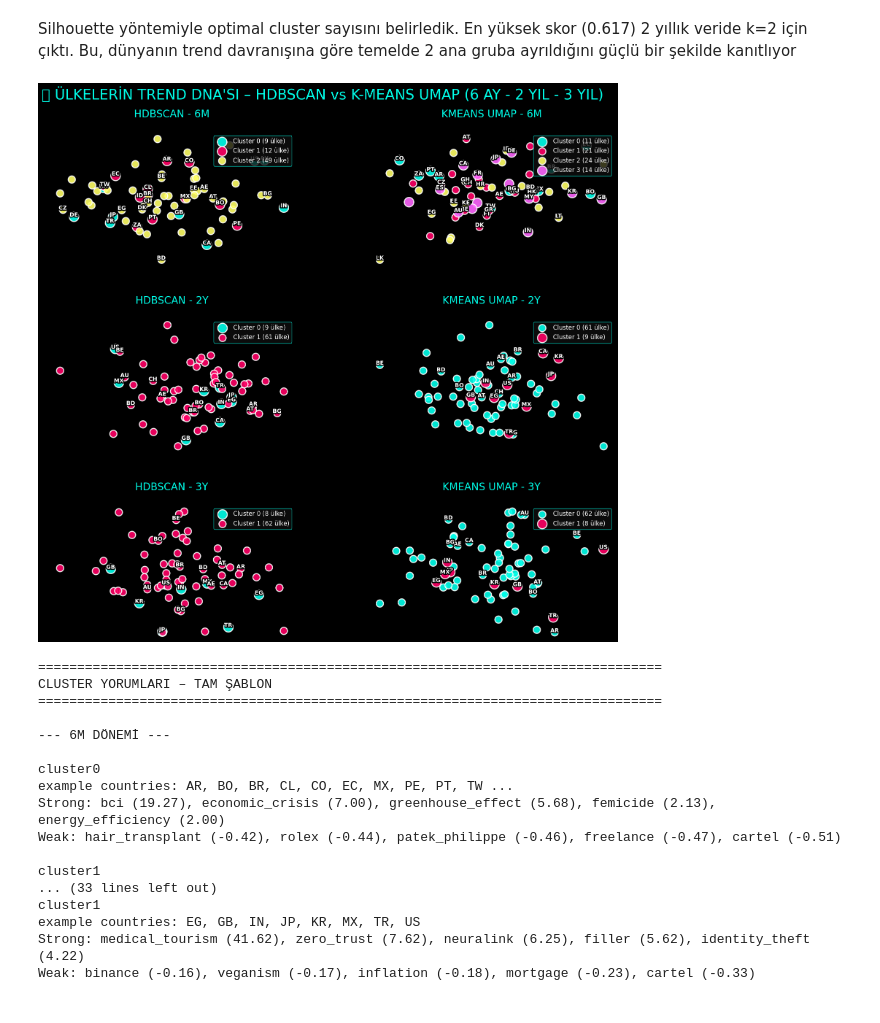
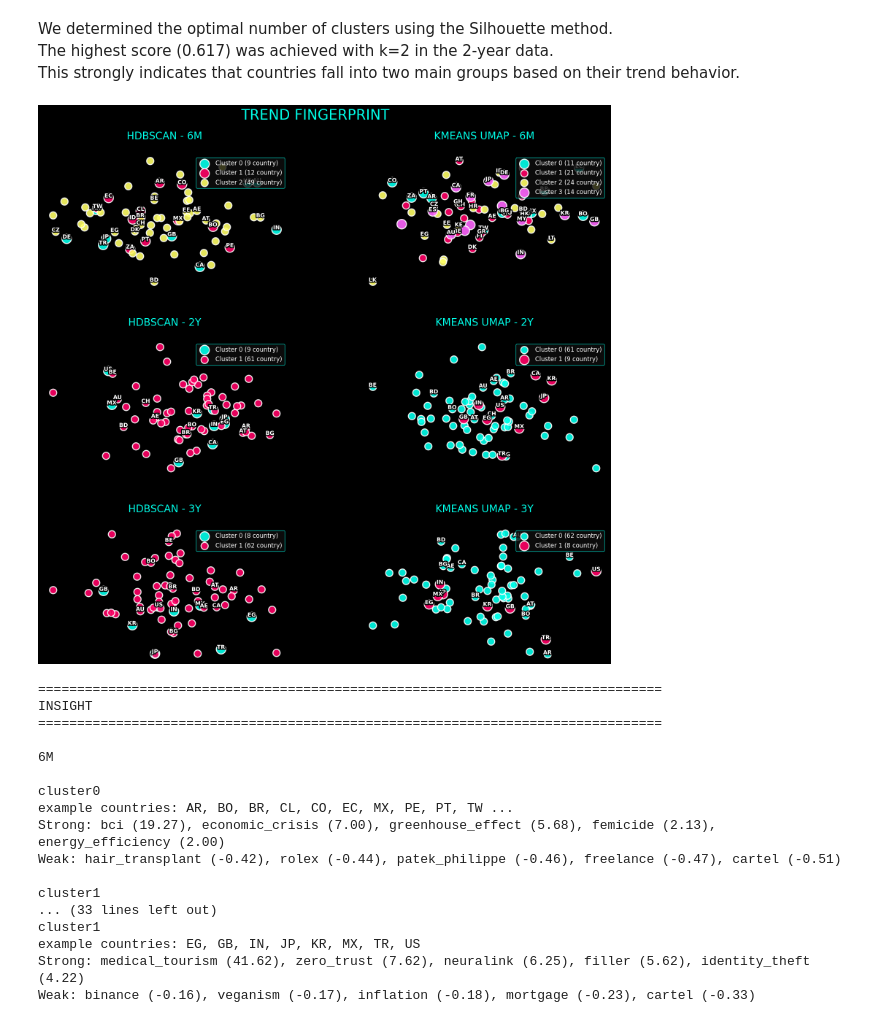
Before and after one commit to semayilmazs/Cultural-Similarity, a Jupyter notebook: visualize.ipynb, the cells around one changed output. Cells and saved outputs as stored; diff of their text form; code cells hidden in the pictures.

```diff
--- a/visualize.ipynb
+++ b/visualize.ipynb
@@ -11,7 +11,7 @@ plt.figure(figsize=(18, 6))
 folder = "data/processed/clustering_umap_hdbscan"
 silhouette_files = [f for f in os.listdir(folder) if f.startswith('kmeans_silhouette') and f.endswith('.csv')]
 
-period_mapping = {'6m': '6 Ay', '2y': '2 Yıl', '3y': '3 Yıl'}
+period_mapping = {'6m': '6months', '2y': '2years', '3y': '3years'}
 
 for idx, file in enumerate(sorted(silhouette_files)):
     period_key = file.split('_')[-1].replace('.csv', '')
@@ -38,17 +38,13 @@ for idx, file in enumerate(sorted(silhouette_files)):
              ha='center', fontsize=12, weight='bold', color='white',
              bbox=dict(facecolor='black', alpha=0.8, edgecolor='red'))
 
-    plt.title(f"{period_name} - Silhouette Yöntemiyle Optimal k", fontsize=16, color='cyan')
-    plt.xlabel("Cluster Sayısı (k)", fontsize=12)
-    plt.ylabel("Silhouette Skoru", fontsize=12)
+    plt.title(f"{period_name} - Silhouette Optimal k", fontsize=16, color='cyan')
+    plt.xlabel("#Cluster (k)", fontsize=12)
+    plt.ylabel("Silhouette score", fontsize=12)
     plt.grid(True, alpha=0.3)
     plt.ylim(0.3, df_sil['silhouette'].max() + 0.05)
 
-plt.suptitle("🌟 OPTIMAL CLUSTER SAYISI BELİRLEME\n(Silhouette Skoru ile Elbow Yöntemi)", fontsize=22, color='white', y=1.05)
+plt.suptitle("🌟 OPTIMAL CLUSTER NUMBER\n(Elbow using Silhouette score)", fontsize=22, color='white', y=1.05)
 plt.tight_layout()
 plt.show()
-
-print("Silhouette grafikleri oluşturuldu!")
-print("• En yüksek skor genellikle k=2'de → veri doğal olarak 2 gruba ayrılıyor")
-print("• 6 aylık veride skor daha düşük → kısa dönemde gürültü fazla, ayrışma zayıf")
 # %% [output]
@@ -59,7 +52,7 @@ Silhouette grafikleri oluşturuldu!
 # %% [markdown]
-Silhouette yöntemiyle optimal cluster sayısını belirledik.
-En yüksek skor (0.617) 2 yıllık veride k=2 için çıktı.
-Bu, dünyanın trend davranışına göre temelde 2 ana gruba ayrıldığını güçlü bir şekilde kanıtlıyor
+We determined the optimal number of clusters using the Silhouette method.
+The highest score (0.617) was achieved with k=2 in the 2-year data.
+This strongly indicates that countries fall into two main groups based on their trend behavior.
 # %%
 # FINAL CELL - 3x2 GÖRSEL + TAM ŞABLONDA YORUMLAR
 import pandas as pd
@@ -67,6 +60,7 @@ import numpy as np
 import matplotlib.pyplot as plt
 import seaborn as sns
 import os
+import json
 from matplotlib.patheffects import withStroke
 
 # Tema
@@ -113,7 +107,7 @@ for i, period in enumerate(periods):
             size = 350 if count <= 15 else 200
 
             ax.scatter(x[mask], y[mask], c=[cluster_color[c]], s=size,
-                       label=f"Cluster {c} ({count} ülke)", alpha=0.9,
+                       label=f"Cluster {c} ({count} country)", alpha=0.9,
                        edgecolors='white', linewidth=2)
 
             countries = df_plot[mask]['Country'].tolist()
@@ -127,18 +121,17 @@ for i, period in enumerate(periods):
         ax.axis('off')
         plot_idx += 1
 
-plt.suptitle("🌍 ÜLKELERİN TREND DNA'SI – HDBSCAN vs K-MEANS UMAP (6 AY - 2 YIL - 3 YIL)",
+plt.suptitle("TREND FINGERPRINT",
              fontsize=28, color='#00ffea', y=0.95)
 plt.show()
 
-# ------------------ YORUMLAR (TEXT OLARAK) ------------------
-
+# SUMMARY
 print("\n" + "="*80)
-print("CLUSTER YORUMLARI – TAM ŞABLON")
+print("INSIGHT")
 print("="*80)
 
 for period in periods:
-    print(f"\n--- {period.upper()} DÖNEMİ ---")
+    print(f"\n{period.upper()}")
 
     # Summary ve countries dosyalarını yükle
     summary_path = os.path.join(folder, f"cluster_summary_top_features_{period}.csv")
@@ -147,40 +140,40 @@ for period in periods:
     if not os.path.exists(summary_path) or not os.path.exists(countries_path):
         print(f"  {period} için yorum dosyaları eksik.")
         continue
 
     summary_df = pd.read_csv(summary_path)
     with open(countries_path) as f:
         countries_data = json.load(f)
 
     for _, row in summary_df.iterrows():
         cl = int(row['cluster'])
         n = row['n_countries']
 
         # Top 5 positive/negative
         pos_features = row['top_positive_features'].split(', ')[:5]
         neg_features = row['top_negative_features'].split(', ')[:5]
 
-        # Ülkeler
+
         countries_list = []
         for item in countries_data:
             if item.get('cluster_kmeans_umap') == cl or item.get('cluster_hdbscan') == cl:
                 countries_list = item['countries']
                 break
         example_countries = ", ".join(countries_list[:10])
         if len(countries_list) > 10:
             example_countries += " ..."
 
         print(f"\ncluster{cl}")
         print(f"example countries: {example_countries}")
         print(f"Strong: {', '.join(pos_features)}")
         print(f"Weak: {', '.join(neg_features)}")
 # %% [output]
-[figure, old version]
+[figure, new version]
 ================================================================================
-CLUSTER YORUMLARI – TAM ŞABLON
+INSIGHT
 ================================================================================
 
---- 6M DÖNEMİ ---
+6M
 
 cluster0
 example countries: AR, BO, BR, CL, CO, EC, MX, PE, PT, TW ...
```
Also changed, not shown: parts of 1 cell of this notebook, 5 other files.
